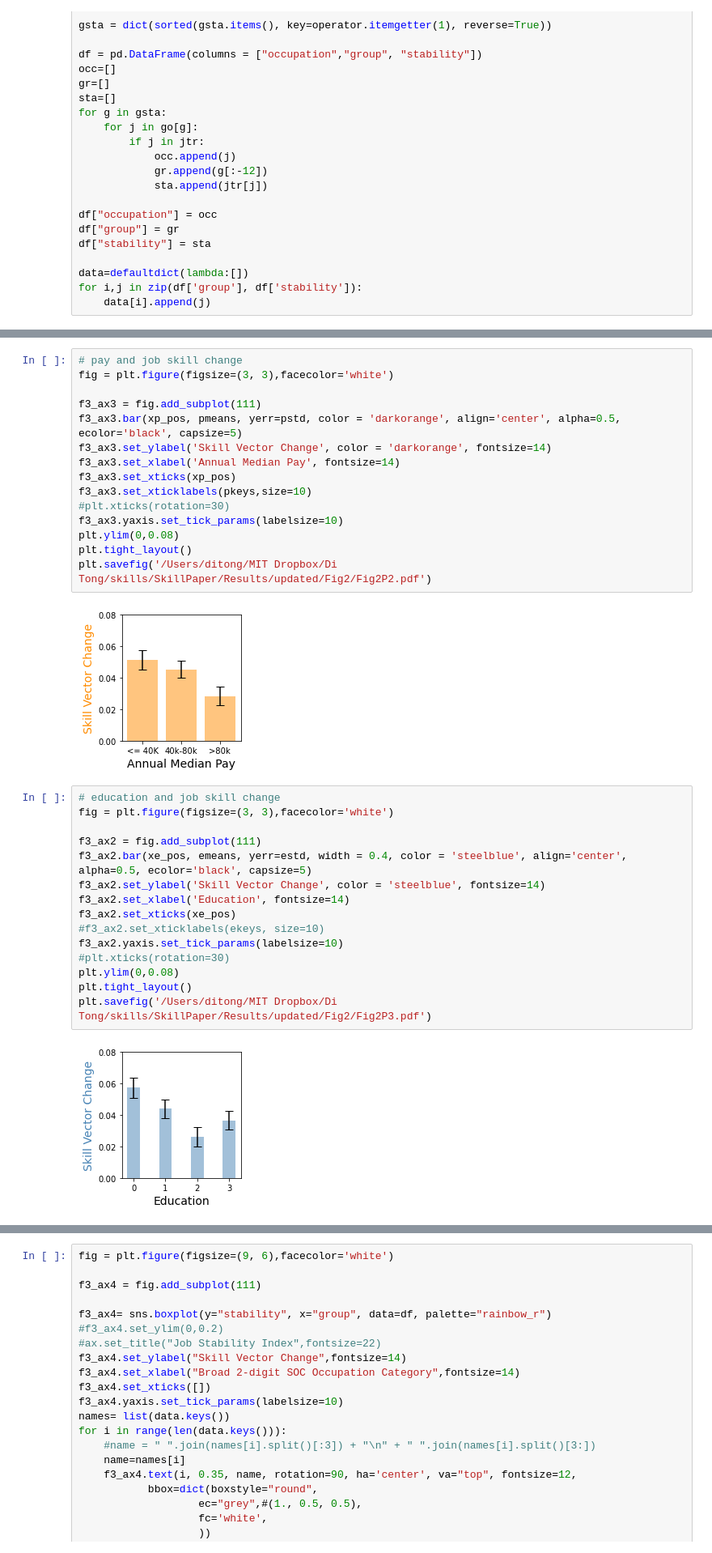
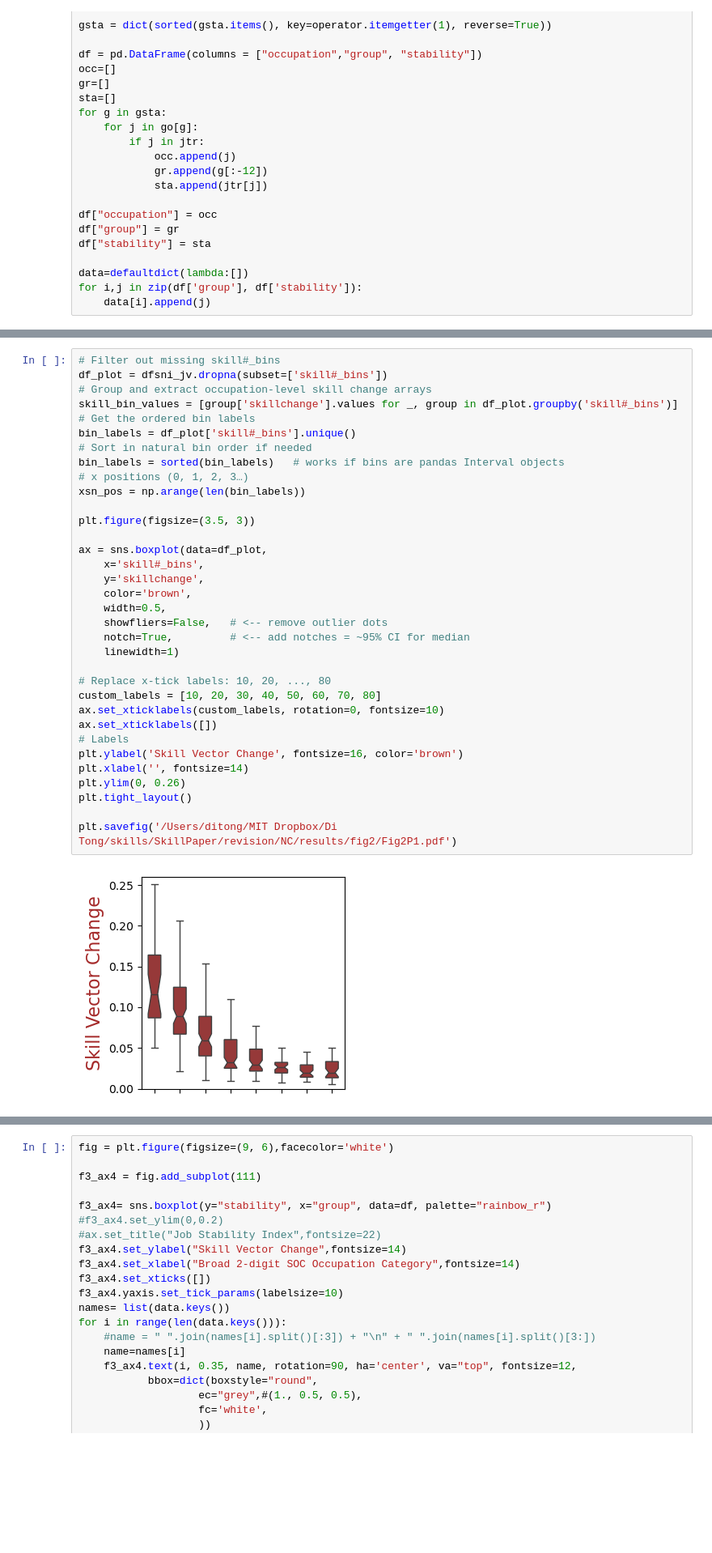
Before and after one commit to di-Tong/SkillPaper, a Jupyter notebook: Codes/MainFigures.ipynb, the cells around one changed output, grey strips where cells are left out. Shown at 81% size. Saved outputs shown, nothing was run; the diff lists cells and outputs as text; blank space fills up the shorter version.

Commit message:
adjust figures

```diff
--- a/Codes/MainFigures.ipynb
+++ b/Codes/MainFigures.ipynb
@@ -1084,34 +1065,36 @@ plt.savefig('/Users/ditong/MIT Dropbox/Di Tong/skills/SkillPaper/Results/updated
-# %%
-# pay and job skill change
-fig = plt.figure(figsize=(3, 3),facecolor='white')
-
-f3_ax3 = fig.add_subplot(111)
-f3_ax3.bar(xp_pos, pmeans, yerr=pstd, color = 'darkorange', align='center', alpha=0.5, ecolor='black', capsize=5)
-f3_ax3.set_ylabel('Skill Vector Change', color = 'darkorange', fontsize=14)
-f3_ax3.set_xlabel('Annual Median Pay', fontsize=14)
-f3_ax3.set_xticks(xp_pos)
-f3_ax3.set_xticklabels(pkeys,size=10)
-#plt.xticks(rotation=30)
-f3_ax3.yaxis.set_tick_params(labelsize=10)
-plt.ylim(0,0.08)
-plt.tight_layout()
-plt.savefig('/Users/ditong/MIT Dropbox/Di Tong/skills/SkillPaper/Results/updated/Fig2/Fig2P2.pdf')
-# %% [output]
-[figure, removed]
-# %%
-# education and job skill change
-fig = plt.figure(figsize=(3, 3),facecolor='white')
-
-f3_ax2 = fig.add_subplot(111)
-f3_ax2.bar(xe_pos, emeans, yerr=estd, width = 0.4, color = 'steelblue', align='center', alpha=0.5, ecolor='black', capsize=5)
-f3_ax2.set_ylabel('Skill Vector Change', color = 'steelblue', fontsize=14)
-f3_ax2.set_xlabel('Education', fontsize=14)
-f3_ax2.set_xticks(xe_pos)
-#f3_ax2.set_xticklabels(ekeys, size=10)
-f3_ax2.yaxis.set_tick_params(labelsize=10)
-#plt.xticks(rotation=30)
-plt.ylim(0,0.08)
-plt.tight_layout()
-plt.savefig('/Users/ditong/MIT Dropbox/Di Tong/skills/SkillPaper/Results/updated/Fig2/Fig2P3.pdf')
-# %% [output]
-[figure, removed]
+# %%
+# Filter out missing skill#_bins
+df_plot = dfsni_jv.dropna(subset=['skill#_bins'])
+# Group and extract occupation-level skill change arrays
+skill_bin_values = [group['skillchange'].values for _, group in df_plot.groupby('skill#_bins')]
+# Get the ordered bin labels
+bin_labels = df_plot['skill#_bins'].unique()
+# Sort in natural bin order if needed
+bin_labels = sorted(bin_labels)   # works if bins are pandas Interval objects
+# x positions (0, 1, 2, 3…)
+xsn_pos = np.arange(len(bin_labels))
+
+plt.figure(figsize=(3.5, 3))
+
+ax = sns.boxplot(data=df_plot,
+    x='skill#_bins',
+    y='skillchange',
+    color='brown',
+    width=0.5,
+    showfliers=False,   # <-- remove outlier dots
+    notch=True,         # <-- add notches = ~95% CI for median
+    linewidth=1)
+
+# Replace x-tick labels: 10, 20, ..., 80
+custom_labels = [10, 20, 30, 40, 50, 60, 70, 80]
+ax.set_xticklabels(custom_labels, rotation=0, fontsize=10)
+ax.set_xticklabels([])
+# Labels
+plt.ylabel('Skill Vector Change', fontsize=16, color='brown')
+plt.xlabel('', fontsize=14)
+plt.ylim(0, 0.26)
+plt.tight_layout()
+
+plt.savefig('/Users/ditong/MIT Dropbox/Di Tong/skills/SkillPaper/revision/NC/results/fig2/Fig2P1.pdf')
+# %% [output]
+[figure, added]
```
Also changed, not shown: parts of 51 cells of this notebook, 1 other file.
